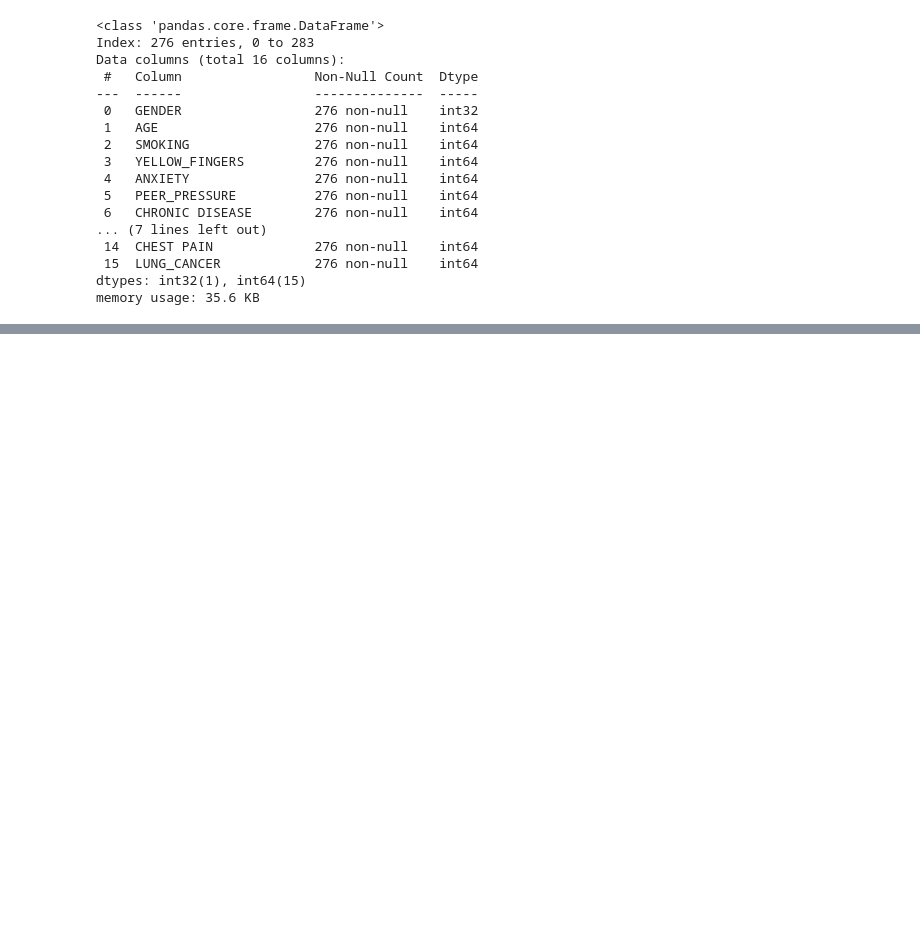
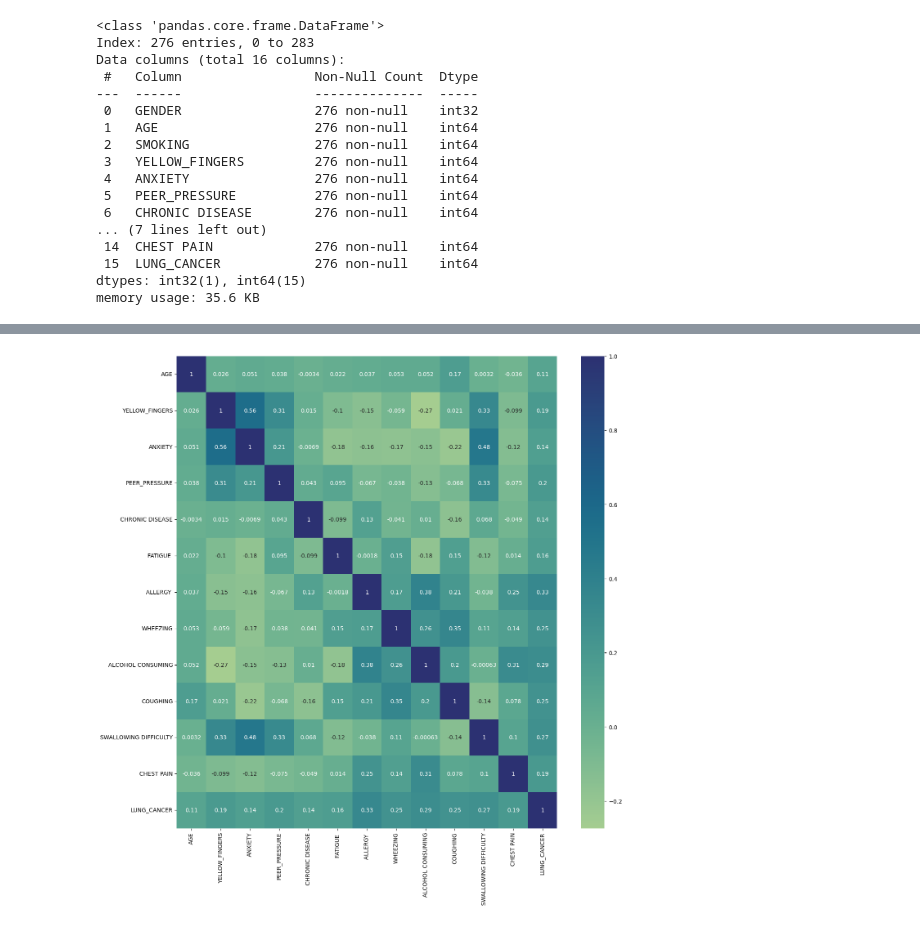
Before and after one commit to devikaepp9/Quirky_Coders_Lung_Cancer_Prediction_System, a Jupyter notebook: lung-cancer.ipynb, the cells around one changed output, grey strips where cells are left out. Cells and saved outputs as stored; diff of their text form; code cells hidden in the pictures; blank space fills up the shorter version.

```diff
--- a/lung-cancer.ipynb
+++ b/lung-cancer.ipynb
@@ -165,0 +196,3 @@ memory usage: 35.6 KB
+# %%
+df_new=df.drop(columns=['GENDER', 'SMOKING', 'SHORTNESS OF BREATH'])
+df_new
@@ -165,0 +213,3 @@ memory usage: 35.6 KB
+# %%
+cn=df_new.corr()
+cn
@@ -165,0 +231,10 @@ memory usage: 35.6 KB
+# %%
+X = df.iloc[:,0:14]
+y = df.iloc[:,-1]
+
+top_corr_features = cn.index
+plt.figure(figsize=(15,15))
+#plot heat map
+g=sns.heatmap(df[top_corr_features].corr(),annot=True,cmap="crest")
+# %% [output]
+[figure, added]
```
Also changed, not shown: parts of 8 cells of this notebook.
